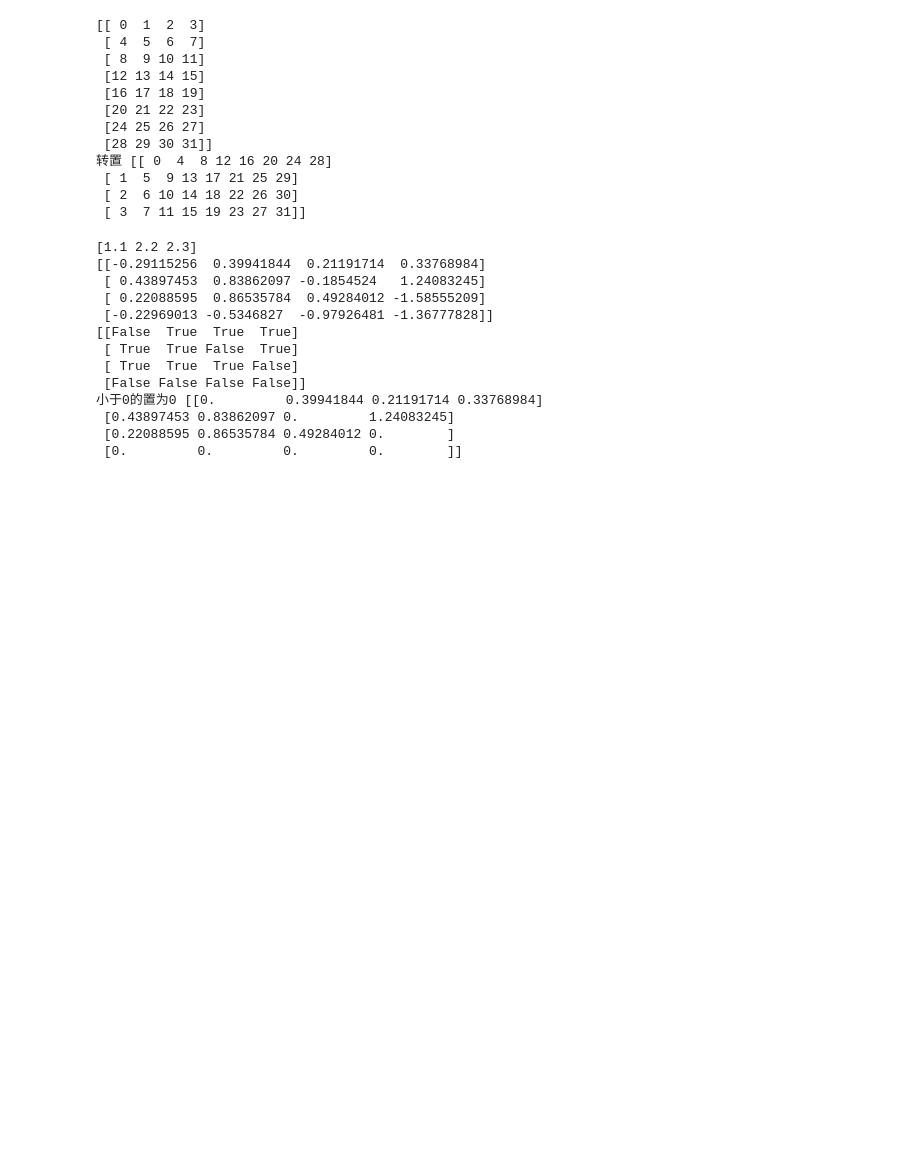
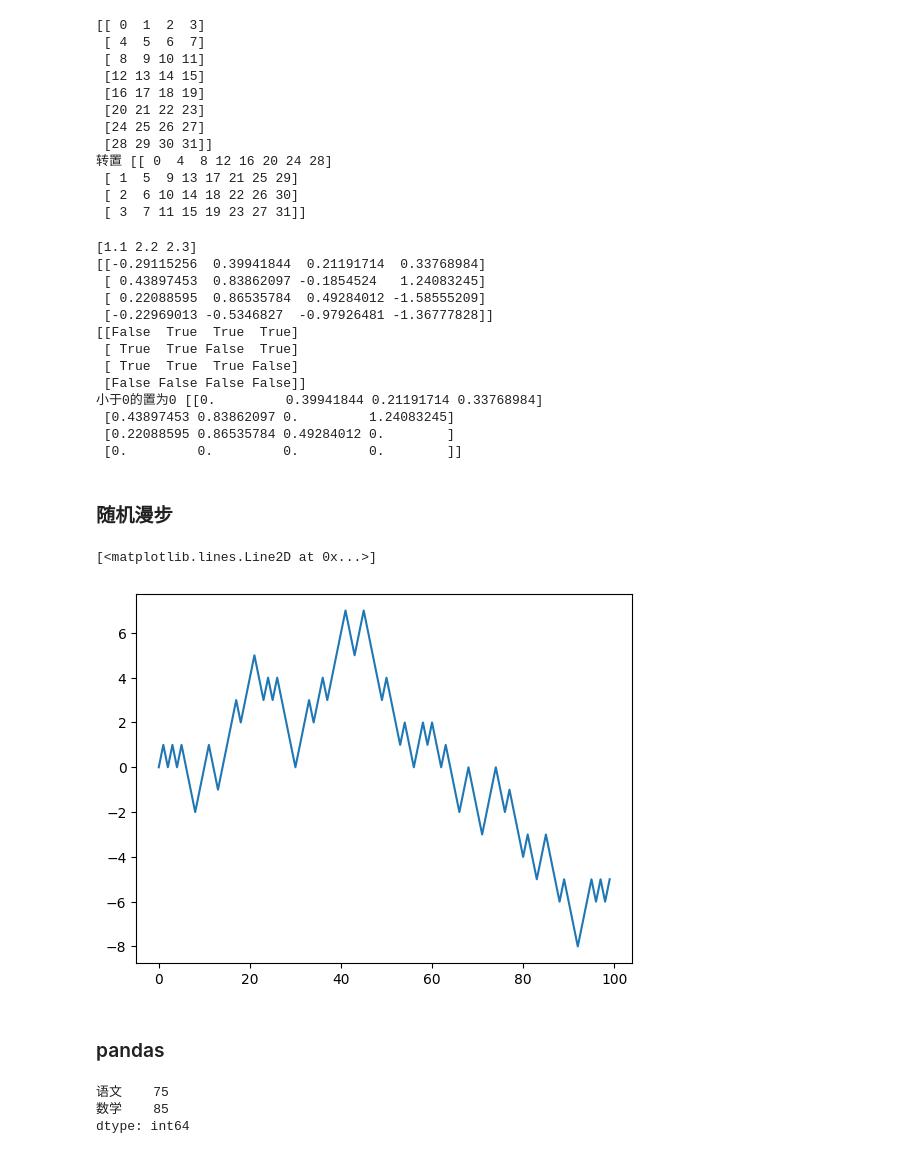
Before and after one commit to eastyell/study_python, a Jupyter notebook: study.ipynb, the cells around one changed output. Cells and saved outputs as stored; diff of their text form; code cells hidden in the pictures; blank space fills up the shorter version.

```diff
--- a/study.ipynb
+++ b/study.ipynb
@@ -530,3 +530,31 @@ print('小于0的置为0', np.where(arr<0, 0, arr))
  [0.43897453 0.83862097 0.         1.24083245]
  [0.22088595 0.86535784 0.49284012 0.        ]
  [0.         0.         0.         0.        ]]
+# %% [markdown]
+### 随机漫步
+# %%
+import random
+import matplotlib.pyplot as plt
+position = 0
+walk = [position]
+steps = 1000
+for i in range(steps):
+    step = 1 if random.randint(0,1) else -1
+    position += step
+    walk.append(position)
+
+plt.plot(walk[:100])
+# %% [output]
+[<matplotlib.lines.Line2D at 0x...>]
+[figure, added]
+# %% [markdown]
+### pandas
+# %%
+import pandas as pd
+# Series 具有索引的一维数组型对象
+obj = pd.Series([75,85,96], index=['语文', '数学', '外语'])
+obj[['语文','数学']]
+# %% [output]
+语文    75
+数学    85
+dtype: int64
```
Also changed, not shown: parts of 1 cell of this notebook, 1 other file.
